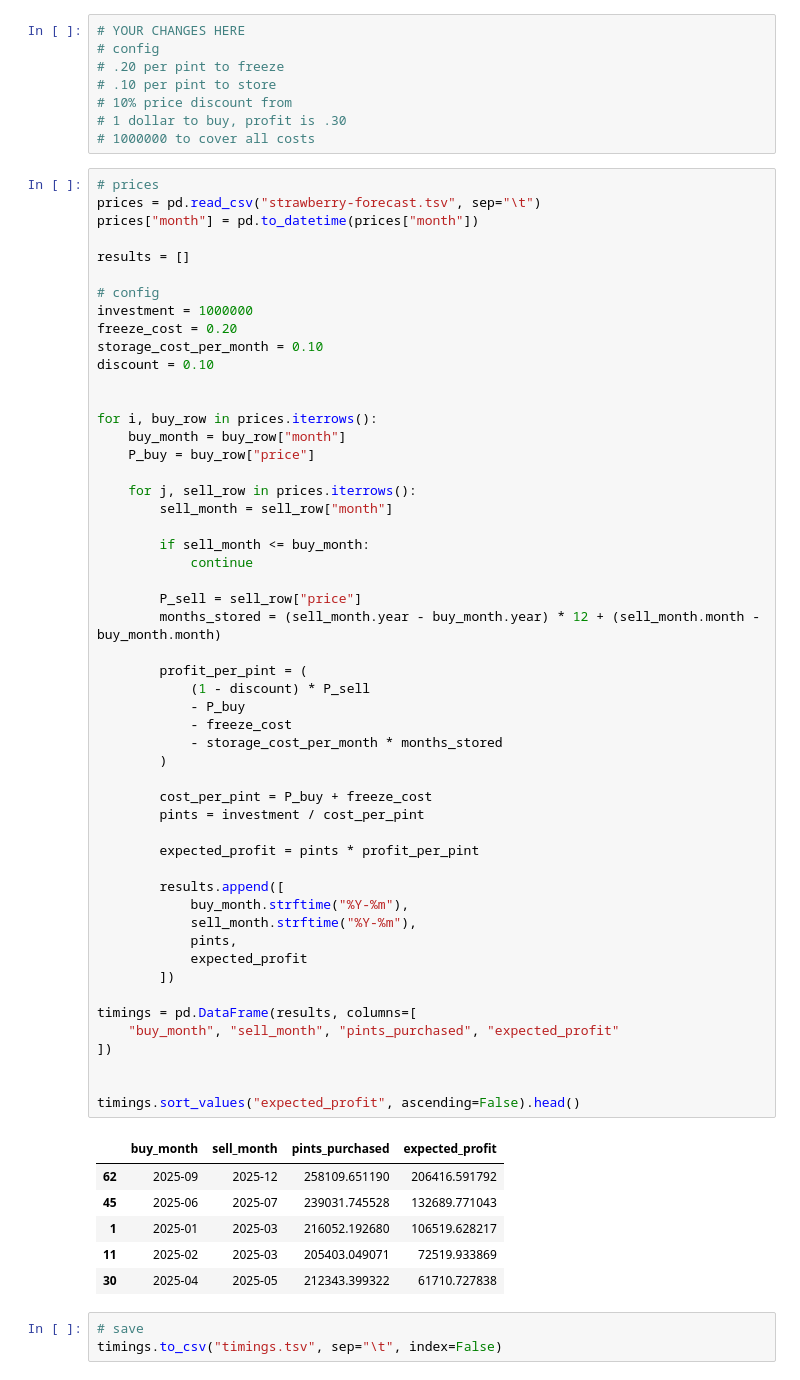
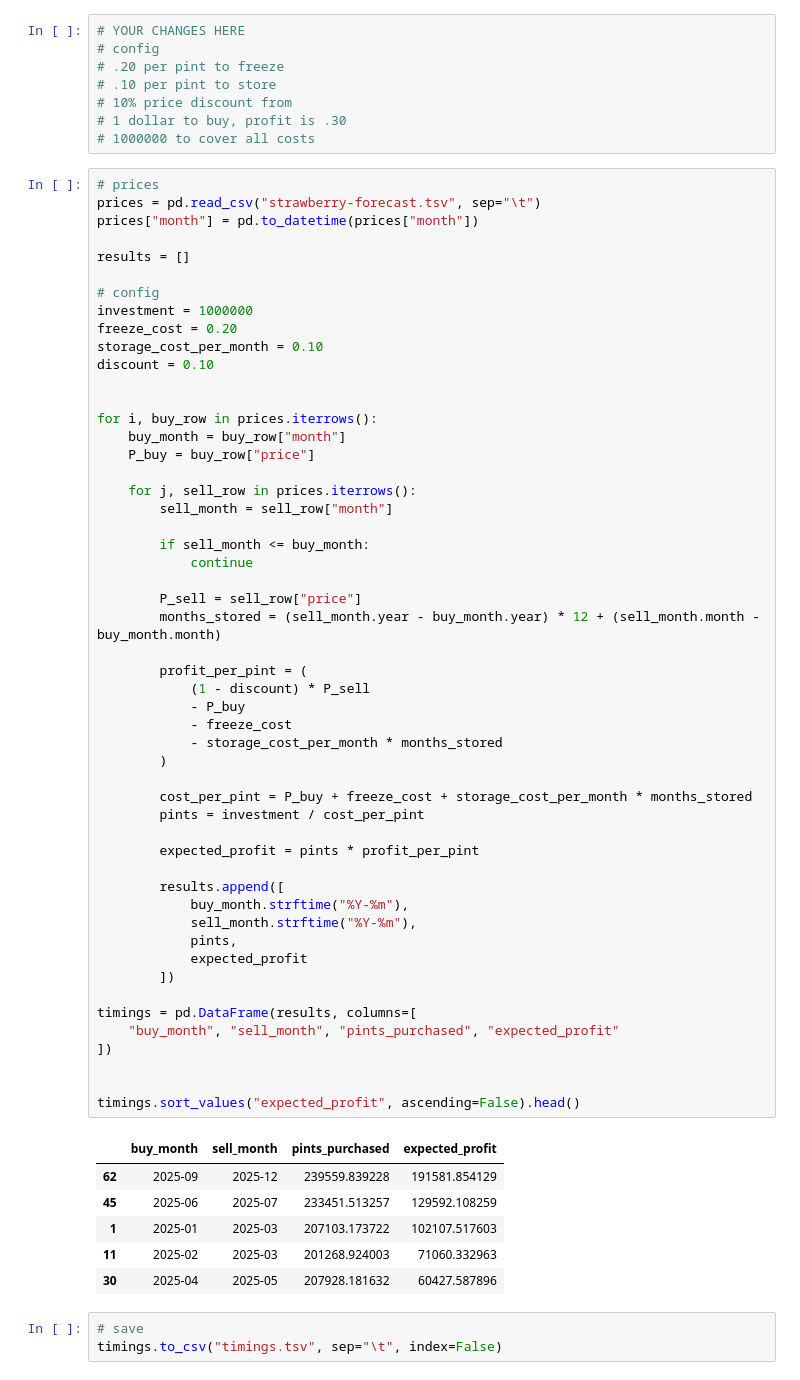
Before and after one commit to tlevash23/AIinField, a Jupyter notebook: project.ipynb, the cells around one changed output. Cells and saved outputs as stored; diff of their text form.

```diff
--- a/project.ipynb
+++ b/project.ipynb
@@ -231,39 +231,39 @@ for i, buy_row in prices.iterrows():
 
         P_sell = sell_row["price"]
         months_stored = (sell_month.year - buy_month.year) * 12 + (sell_month.month - buy_month.month)
 
         profit_per_pint = (
             (1 - discount) * P_sell
             - P_buy
             - freeze_cost
             - storage_cost_per_month * months_stored
         )
 
-        cost_per_pint = P_buy + freeze_cost
+        cost_per_pint = P_buy + freeze_cost + storage_cost_per_month * months_stored
         pints = investment / cost_per_pint
 
         expected_profit = pints * profit_per_pint
 
         results.append([
             buy_month.strftime("%Y-%m"),
             sell_month.strftime("%Y-%m"),
             pints,
             expected_profit
         ])
 
 timings = pd.DataFrame(results, columns=[
     "buy_month", "sell_month", "pints_purchased", "expected_profit"
 ])
 
 
 timings.sort_values("expected_profit", ascending=False).head()
 # %% [output]
 |  | buy_month | sell_month | pints_purchased | expected_profit |
-| 62 | 2025-09 | 2025-12 | 258109.651190 | 206416.591792 |
-| 45 | 2025-06 | 2025-07 | 239031.745528 | 132689.771043 |
-| 1 | 2025-01 | 2025-03 | 216052.192680 | 106519.628217 |
-| 11 | 2025-02 | 2025-03 | 205403.049071 | 72519.933869 |
-| 30 | 2025-04 | 2025-05 | 212343.399322 | 61710.727838 |
+| 62 | 2025-09 | 2025-12 | 239559.839228 | 191581.854129 |
+| 45 | 2025-06 | 2025-07 | 233451.513257 | 129592.108259 |
+| 1 | 2025-01 | 2025-03 | 207103.173722 | 102107.517603 |
+| 11 | 2025-02 | 2025-03 | 201268.924003 | 71060.332963 |
+| 30 | 2025-04 | 2025-05 | 207928.181632 | 60427.587896 |
 # %%
 # save
 timings.to_csv("timings.tsv", sep="\t", index=False)
```
Also changed, not shown: parts of 1 cell of this notebook, 2 other files.
